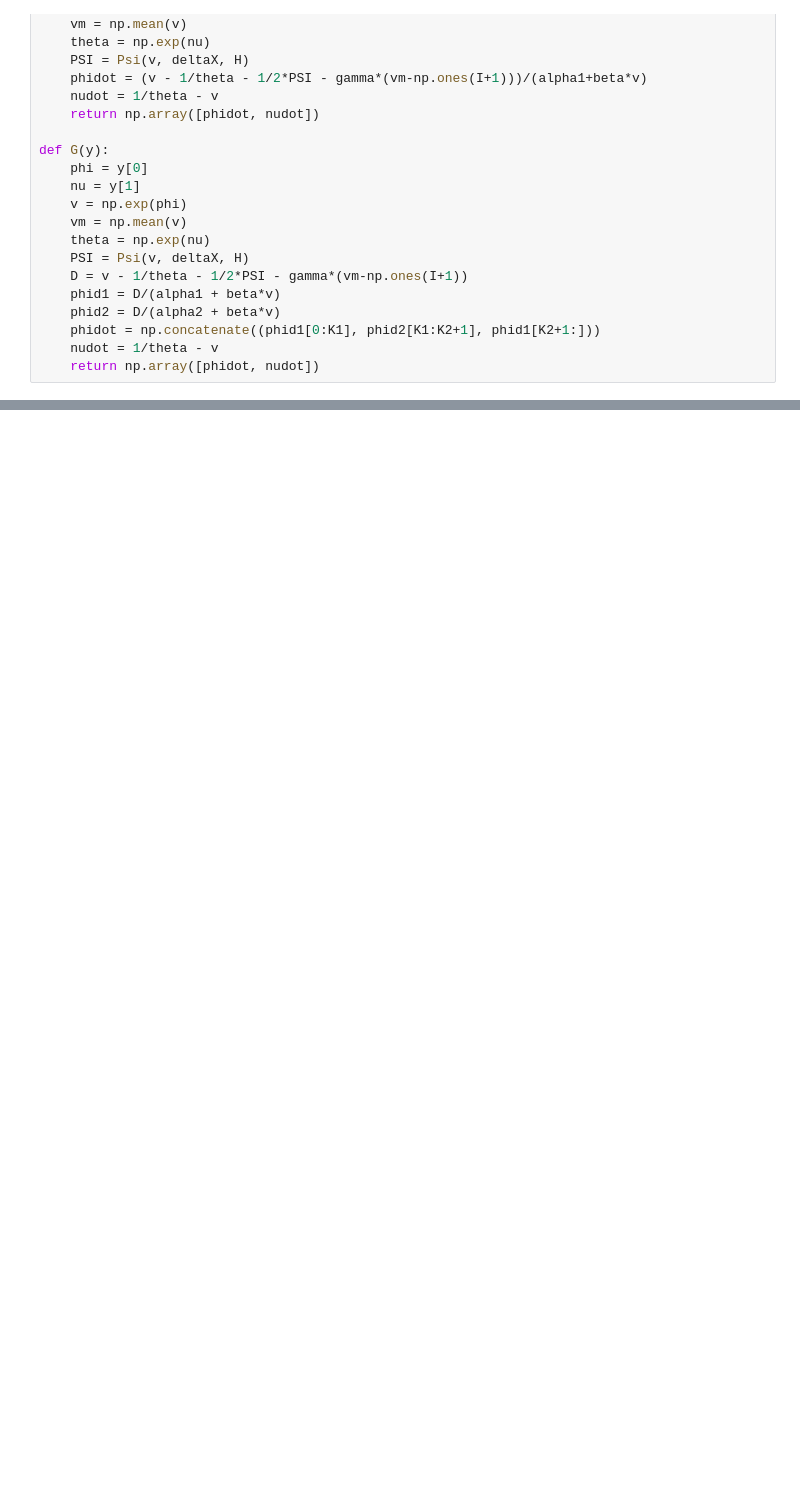
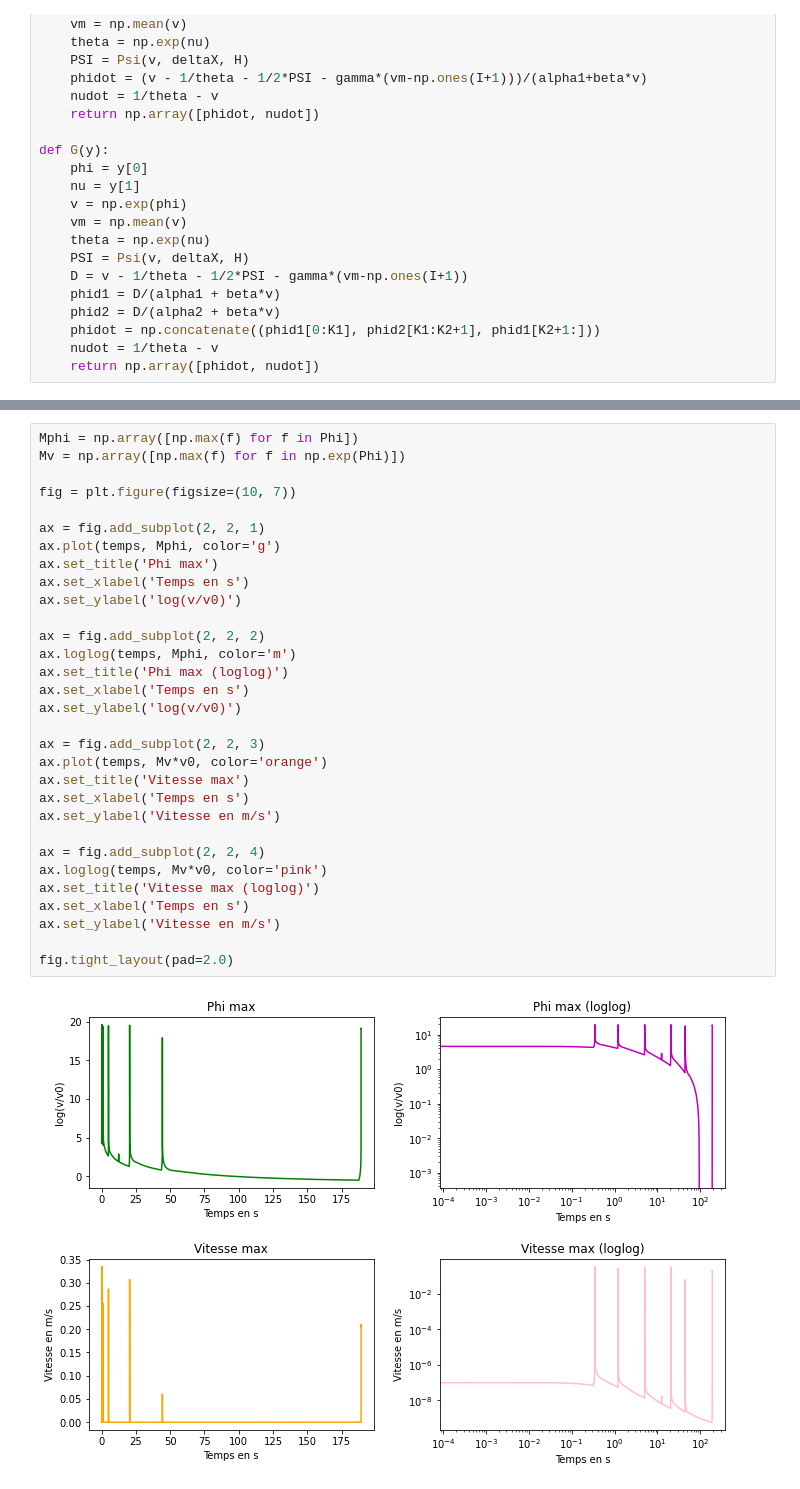
Before and after one commit to thomas-dubard/Seismes-induits, a Jupyter notebook: Stick&Slip.ipynb, the cells around one changed output, grey strips where cells are left out. Drawn from its saved outputs; the diff is of its cells as text; blank space fills up the shorter version.

```diff
--- a/Stick&Slip.ipynb
+++ b/Stick&Slip.ipynb
@@ -216,0 +181,33 @@ plt.show()
+# %%
+Mphi = np.array([np.max(f) for f in Phi])
+Mv = np.array([np.max(f) for f in np.exp(Phi)])
+
+fig = plt.figure(figsize=(10, 7))
+
+ax = fig.add_subplot(2, 2, 1)
+ax.plot(temps, Mphi, color='g')
+ax.set_title('Phi max')
+ax.set_xlabel('Temps en s')
+ax.set_ylabel('log(v/v0)')
+
+ax = fig.add_subplot(2, 2, 2)
+ax.loglog(temps, Mphi, color='m')
+ax.set_title('Phi max (loglog)')
+ax.set_xlabel('Temps en s')
+ax.set_ylabel('log(v/v0)')
+
+ax = fig.add_subplot(2, 2, 3)
+ax.plot(temps, Mv*v0, color='orange')
+ax.set_title('Vitesse max')
+ax.set_xlabel('Temps en s')
+ax.set_ylabel('Vitesse en m/s')
+
+ax = fig.add_subplot(2, 2, 4)
+ax.loglog(temps, Mv*v0, color='pink')
+ax.set_title('Vitesse max (loglog)')
+ax.set_xlabel('Temps en s')
+ax.set_ylabel('Vitesse en m/s')
+
+fig.tight_layout(pad=2.0)
+# %% [output]
+[figure, added]
```
Also changed, not shown: parts of 8 cells of this notebook.
